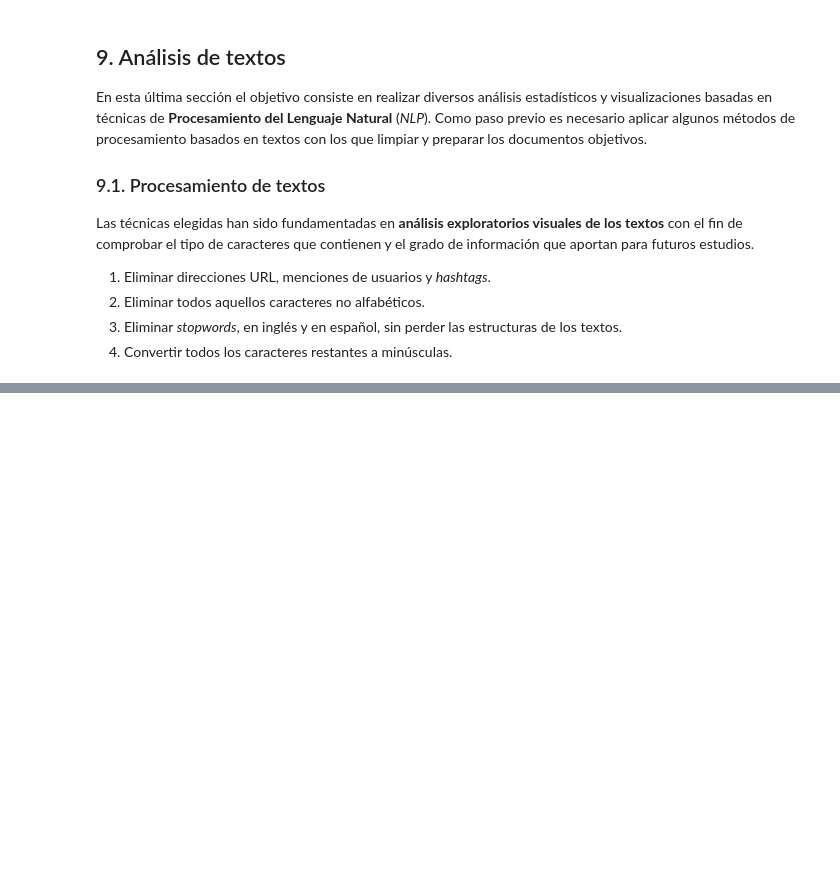
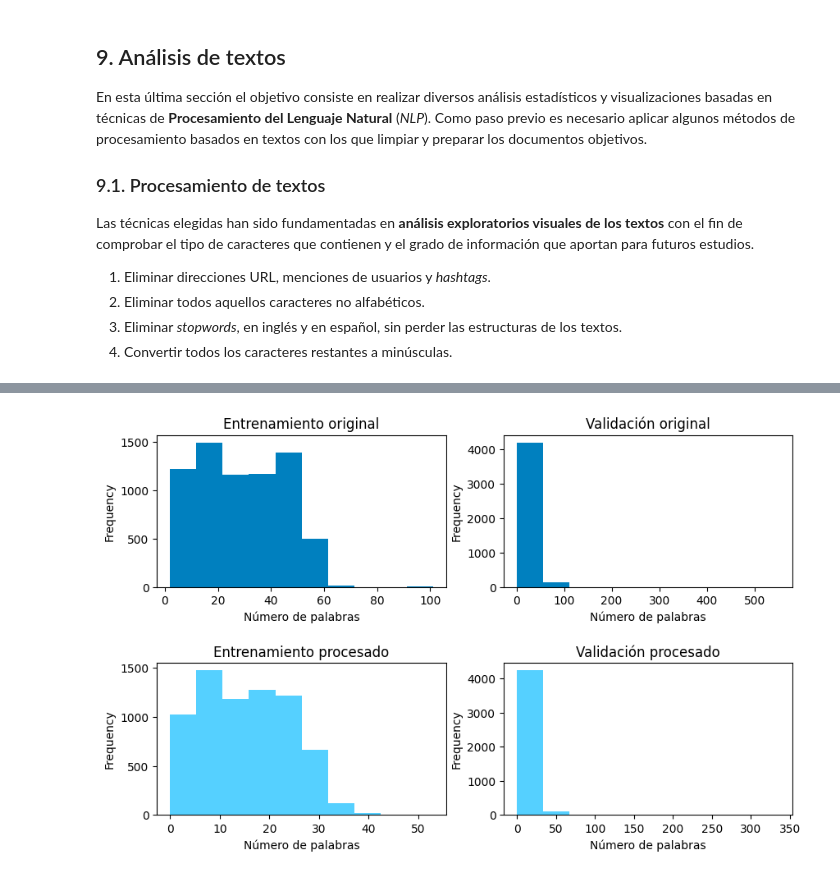
Before and after one commit to lidiasm/DATCOM-TFM, a Jupyter notebook: notebooks/eda.ipynb, the cells around one changed output, grey strips where cells are left out. Drawn from its saved outputs; the diff is of its cells as text; code cells hidden in the pictures; blank space fills up the shorter version.

```diff
--- a/notebooks/eda.ipynb
+++ b/notebooks/eda.ipynb
@@ -264,0 +338,46 @@ def process_text_dataset(dataset):
+# %%
+# Crea un grid para cuatro figuras en una matriz
+fig, ax = plt.subplots(2, 2, figsize=(10,6))
+
+# Etiquetas para los ejes X e Y
+ax[0][0].set_xlabel("Número de palabras")
+ax[0][1].set_xlabel("Número de palabras")
+ax[1][0].set_xlabel("Número de palabras")
+ax[1][1].set_xlabel("Número de palabras")
+
+# Gráfico de frecuencia de palabras para textos originales
+(training_df["text"].str.split().map(lambda x: len(x))).plot(
+    ax=ax[0][0],
+    kind="hist",
+    grid=False,
+    color="#0080bf",
+    title="Entrenamiento original")
+
+# Gráfico de frecuencia de palabras para textos procesados
+(training_df["cleaned_text"].str.split().map(lambda x: len(x))).plot(
+    ax=ax[1][0],
+    kind="hist",
+    grid=False,
+    color="#55d0ff",
+    title="Entrenamiento procesado")
+
+# Gráfico de frecuencia de palabras para textos originales
+(testing_df["text"].str.split().map(lambda x: len(x))).plot(
+    ax=ax[0][1],
+    kind="hist",
+    grid=False,
+    color="#0080bf",
+    title="Validación original")
+
+# Gráfico de frecuencia de palabras para textos procesados
+(testing_df["cleaned_text"].str.split().map(lambda x: len(x))).plot(
+    ax=ax[1][1],
+    kind="hist",
+    grid=False,
+    color="#55d0ff",
+    title="Validación procesado")
+
+# Añade espacio vertical entre gráficos
+fig.subplots_adjust(hspace=0.5)
+# %% [output]
+[figure, added]
```
Also changed, not shown: parts of 17 cells of this notebook.
